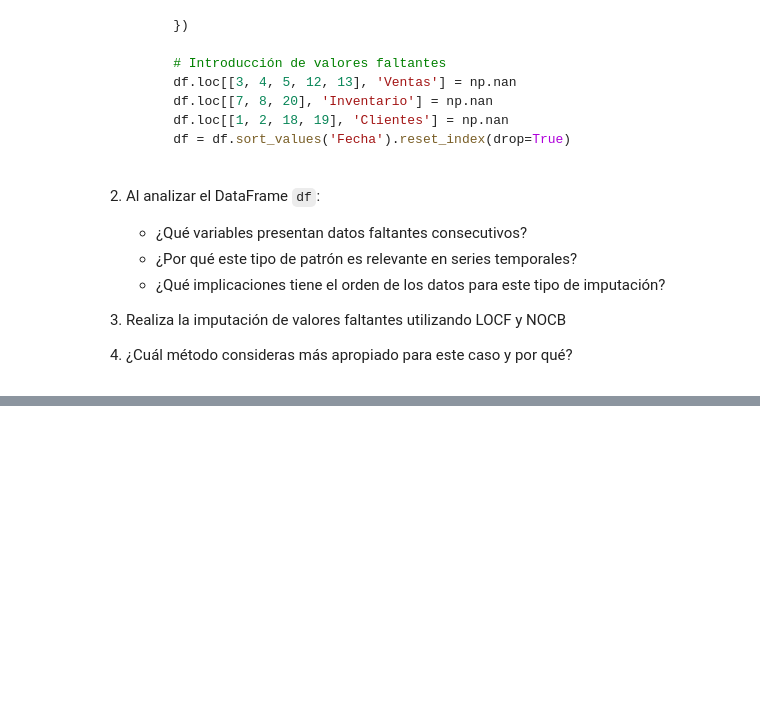
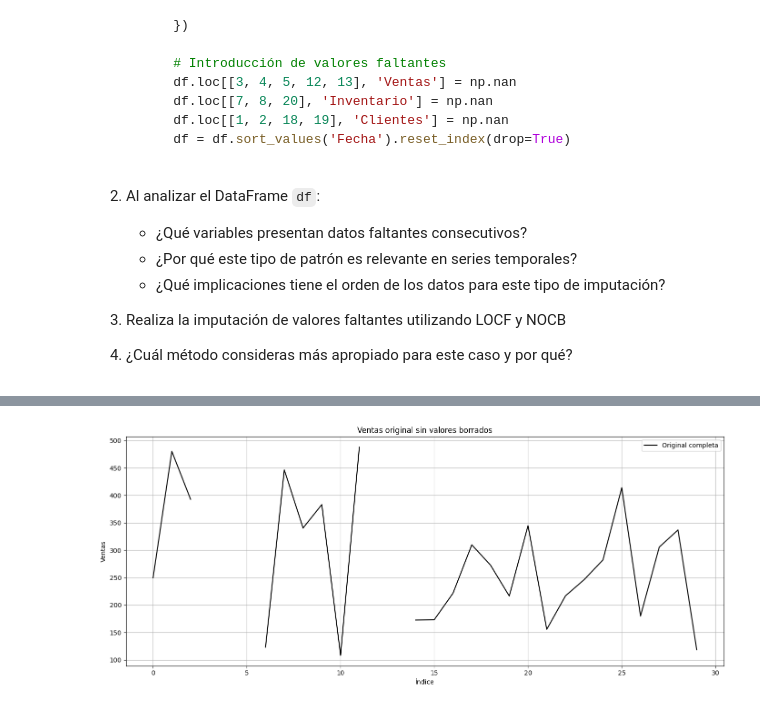
Before and after one commit to eospgonz10/statistical_analytics_homicide, a Jupyter notebook: sesiones_practicas/sp_5_juan_jose_garcia_alvarez_estiven_ospina_gonzalez.ipynb, the cells around one changed output, grey strips where cells are left out. Drawn from its saved outputs; the diff is of its cells as text; code cells hidden in the pictures; blank space fills up the shorter version.

```diff
--- a/sesiones_practicas/sp_5_juan_jose_garcia_alvarez_estiven_ospina_gonzalez.ipynb
+++ b/sesiones_practicas/sp_5_juan_jose_garcia_alvarez_estiven_ospina_gonzalez.ipynb
@@ -639,3 +645,25 @@ plt.show()
    - ¿Qué implicaciones tiene el orden de los datos para este tipo de imputación?
 3. Realiza la imputación de valores faltantes utilizando LOCF y NOCB
 4. ¿Cuál método consideras más apropiado para este caso y por qué?
+# %%
+import pandas as pd
+import numpy as np
+
+np.random.seed(42)
+
+n = 30
+
+df = pd.DataFrame({
+    'Fecha': pd.date_range(start='2023-01-01', periods=n, freq='D'),
+    'Ventas': np.round(np.random.uniform(100, 500, n), 2),
+    'Inventario': np.random.randint(10, 100, n),
+    'Clientes': np.random.randint(1, 50, n)
+})
+
+# Introducción de valores faltantes
+df.loc[[3, 4, 5, 12, 13], 'Ventas'] = np.nan
+df.loc[[7, 8, 20], 'Inventario'] = np.nan
+df.loc[[1, 2, 18, 19], 'Clientes'] = np.nan
+df = df.sort_values('Fecha').reset_index(drop=True)
+
+df.head()
@@ -641,0 +688,15 @@ plt.show()
+# %%
+df_original = df.head(30).copy()
+
+# figure
+plt.figure(figsize=(14, 6))
+plt.plot(df_original.index, df_original['Ventas'], color='black', label='Original completa')
+plt.title('Ventas original sin valores borrados')
+plt.xlabel('Índice')
+plt.ylabel('Ventas')
+plt.grid(True)
+plt.legend()
+plt.tight_layout()
+plt.show()
+# %% [output]
+[figure, added]
```
Also changed, not shown: parts of 4 cells of this notebook.
